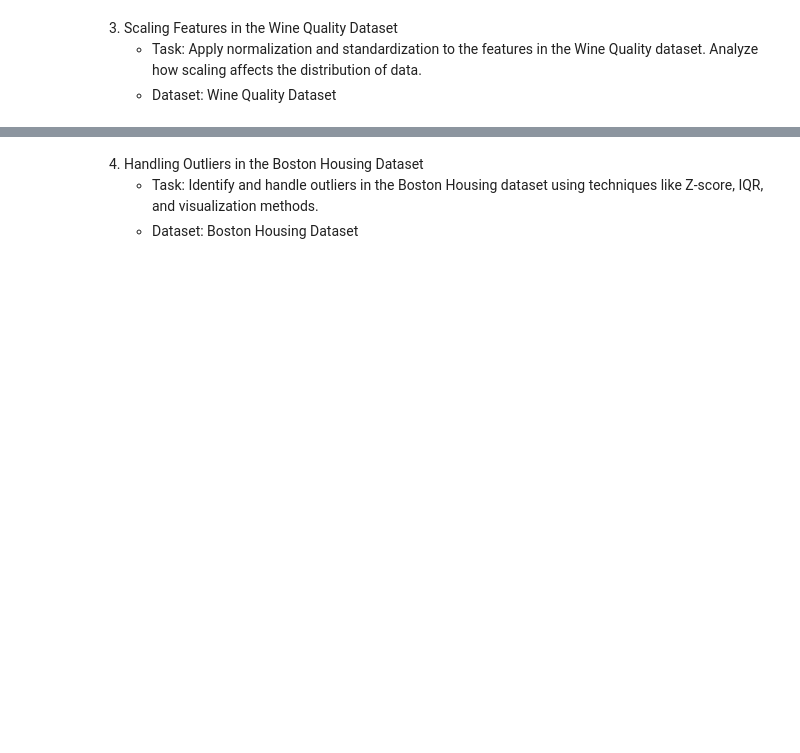
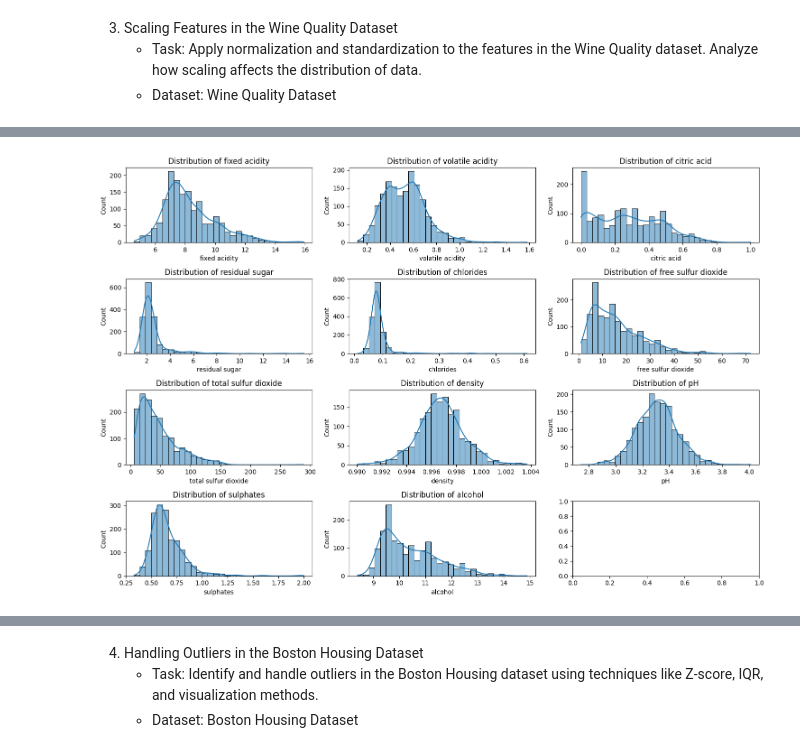
Before and after one commit to Ahmed-Islam-AI/100DaysOfBytewise, a Jupyter notebook: Solutions/Task 10 Solution/Data_Preprocessing_Task_10.ipynb, the cells around one changed output, grey strips where cells are left out. Drawn from its saved outputs; the diff is of its cells as text; code cells hidden in the pictures; blank space fills up the shorter version.

```diff
--- a/Solutions/Task 10 Solution/Data_Preprocessing_Task_10.ipynb
+++ b/Solutions/Task 10 Solution/Data_Preprocessing_Task_10.ipynb
@@ -257,0 +262,7 @@ Shape of Label Encoded data:  (1728, 7)
+# %%
+# Load the Wine Quality dataset
+url = "https://archive.ics.uci.edu/ml/machine-learning-databases/wine-quality/winequality-red.csv"
+wine_quality = pd.read_csv(url, sep=';')
+
+# Display the first 5 rows of the dataset
+wine_quality.head()
@@ -257,0 +276,13 @@ Shape of Label Encoded data:  (1728, 7)
+# %%
+# Plot the distribution of each feature
+fig, axes = plt.subplots(nrows=4, ncols=3, figsize=(15, 10))
+axes = axes.flatten()
+
+for i, col in enumerate(wine_quality.columns[:-1]):
+    sns.histplot(wine_quality[col], bins=30, ax=axes[i], kde=True)
+    axes[i].set_title(f'Distribution of {col}')
+
+plt.tight_layout()
+plt.show()
+# %% [output]
+[figure, added]
```
Also changed, not shown: parts of 27 cells of this notebook.
